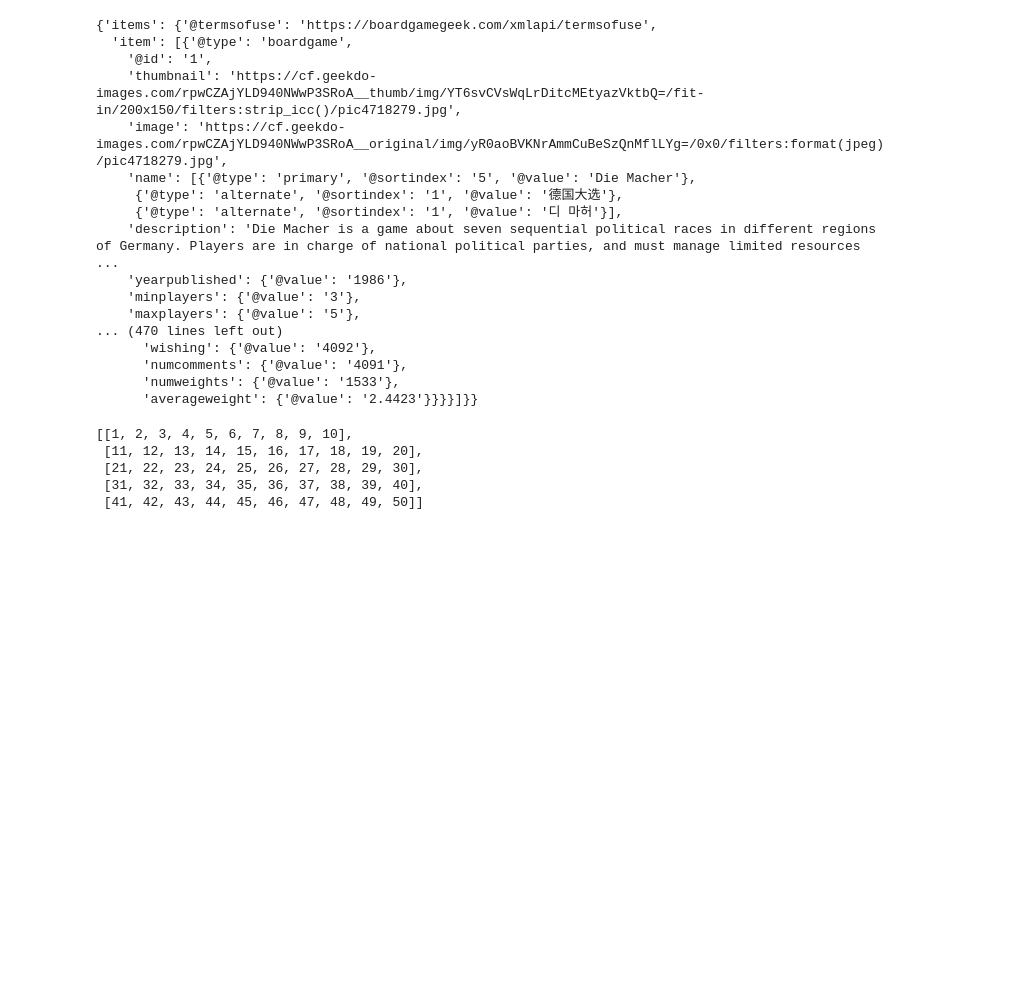
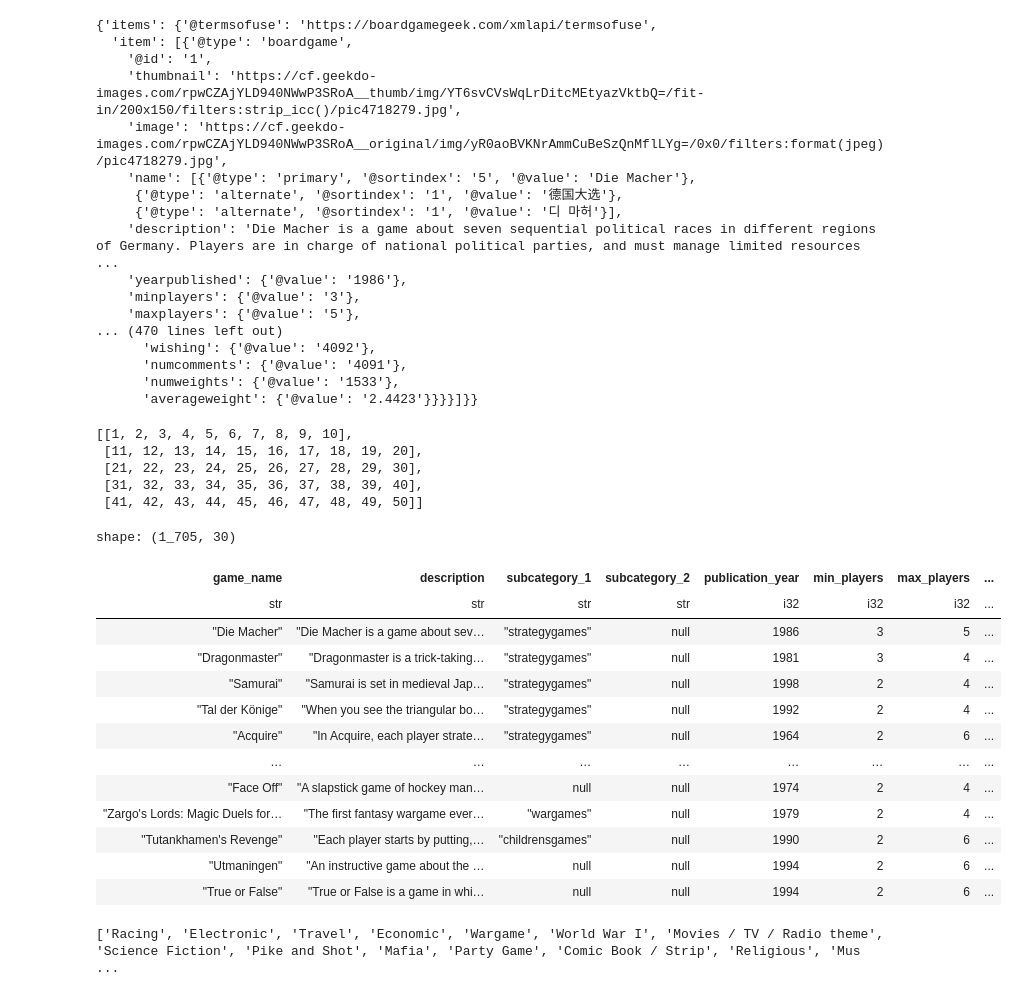
Before and after one commit to Wilowisp98/boardom_buster, a Jupyter notebook: all.ipynb, the cells around one changed output. Saved outputs shown, nothing was run; the diff lists cells and outputs as text; code cells hidden in the pictures; blank space fills up the shorter version.

Commit message:
first recommendation version

```diff
--- a/all.ipynb
+++ b/all.ipynb
@@ -248,0 +253,17 @@ chunks
+# %%
+df
+# %% [output]
+shape: (1_705, 30)
+| game_name | description | subcategory_1 | subcategory_2 | publication_year | min_players | max_players | ... |
+| str | str | str | str | i32 | i32 | i32 | ... |
+| "Die Macher" | "Die Macher is a game about sev… | "strategygames" | null | 1986 | 3 | 5 | ... |
+| "Dragonmaster" | "Dragonmaster is a trick-taking… | "strategygames" | null | 1981 | 3 | 4 | ... |
+| "Samurai" | "Samurai is set in medieval Jap… | "strategygames" | null | 1998 | 2 | 4 | ... |
+| "Tal der Könige" | "When you see the triangular bo… | "strategygames" | null | 1992 | 2 | 4 | ... |
+| "Acquire" | "In Acquire, each player strate… | "strategygames" | null | 1964 | 2 | 6 | ... |
+| … | … | … | … | … | … | … | ... |
+| "Face Off" | "A slapstick game of hockey man… | null | null | 1974 | 2 | 4 | ... |
+| "Zargo's Lords: Magic Duels for… | "The first fantasy wargame ever… | "wargames" | null | 1979 | 2 | 4 | ... |
+| "Tutankhamen's Revenge" | "Each player starts by putting,… | "childrensgames" | null | 1990 | 2 | 6 | ... |
+| "Utmaningen" | "An instructive game about the … | null | null | 1994 | 2 | 6 | ... |
+| "True or False" | "True or False is a game in whi… | null | null | 1994 | 2 | 6 | ... |
@@ -248,0 +272,4 @@ chunks
+# %%
+print(list(unique_categories))
+# %% [output]
+['Racing', 'Electronic', 'Travel', 'Economic', 'Wargame', 'World War I', 'Movies / TV / Radio theme', 'Science Fiction', 'Pike and Shot', 'Mafia', 'Party Game', 'Comic Book / Strip', 'Religious', 'Mus ...
```
Also changed, not shown: parts of 11 cells of this notebook, 10 other files.
